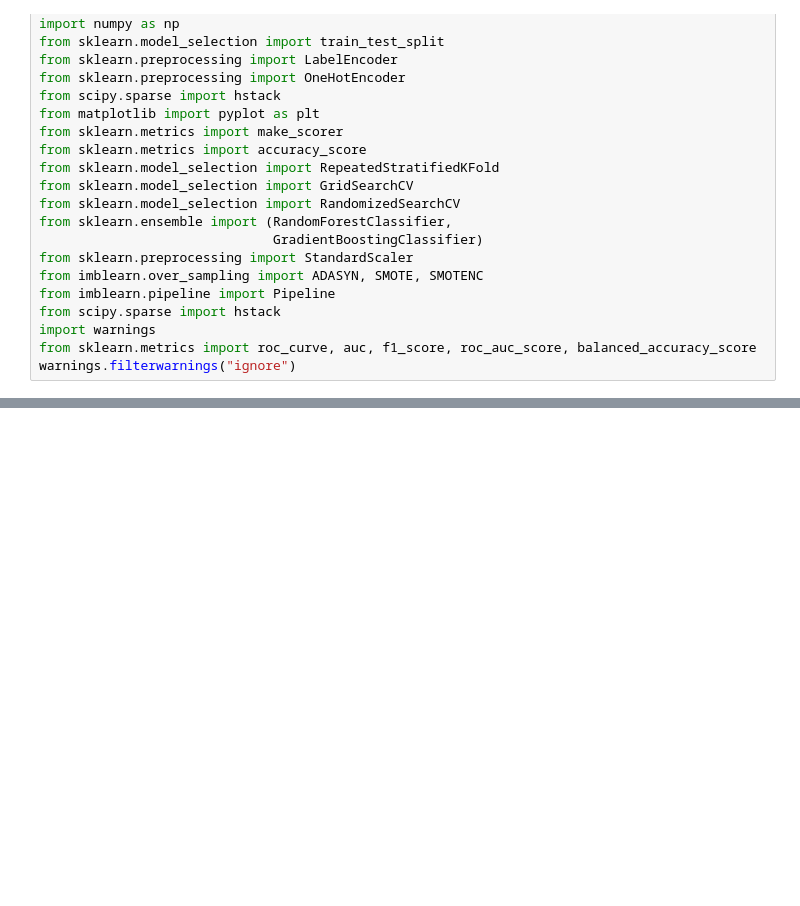
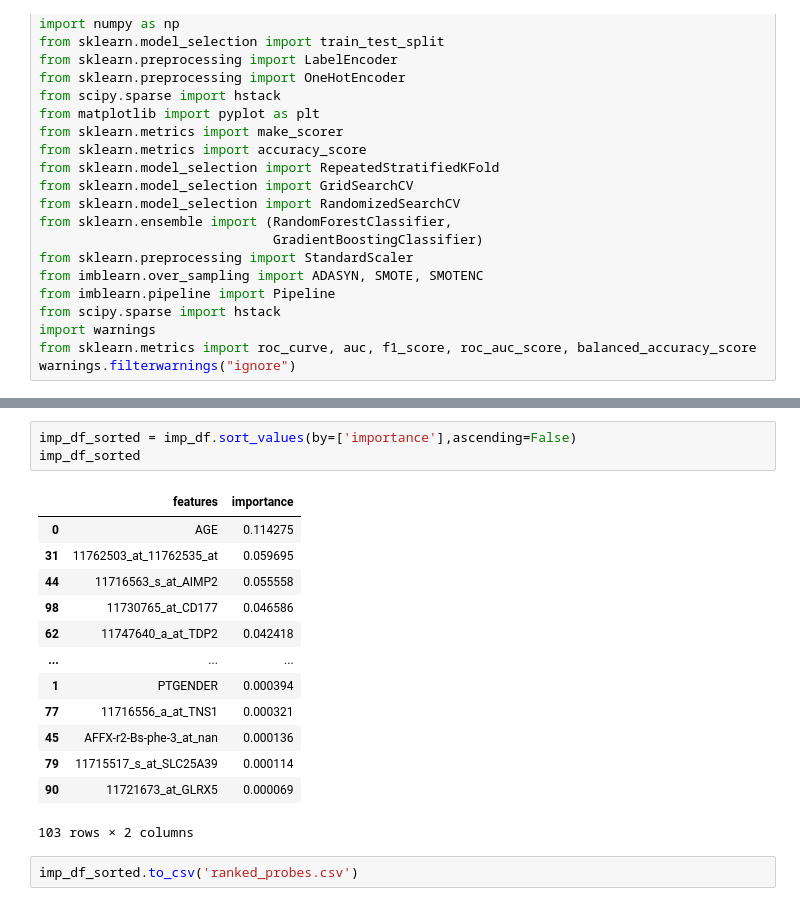
Before and after one commit to mvrl/ADNI_Genetics, a Jupyter notebook: gene_expression/Classification_Gene_Expr.ipynb, the cells around one changed output, grey strips where cells are left out. Cells and saved outputs as stored; diff of their text form; blank space fills up the shorter version.

```diff
--- a/gene_expression/Classification_Gene_Expr.ipynb
+++ b/gene_expression/Classification_Gene_Expr.ipynb
@@ -218,0 +427,19 @@ SMOTENC and StandardScaler() combined rather worsen the results
+# %%
+imp_df_sorted = imp_df.sort_values(by=['importance'],ascending=False)
+imp_df_sorted
+# %% [output]
+|  | features | importance |
+| 0 | AGE | 0.114275 |
+| 31 | 11762503_at_11762535_at | 0.059695 |
+| 44 | 11716563_s_at_AIMP2 | 0.055558 |
+| 98 | 11730765_at_CD177 | 0.046586 |
+| 62 | 11747640_a_at_TDP2 | 0.042418 |
+| ... | ... | ... |
+| 1 | PTGENDER | 0.000394 |
+| 77 | 11716556_a_at_TNS1 | 0.000321 |
+| 45 | AFFX-r2-Bs-phe-3_at_nan | 0.000136 |
+| 79 | 11715517_s_at_SLC25A39 | 0.000114 |
+| 90 | 11721673_at_GLRX5 | 0.000069 |
+103 rows × 2 columns
+# %%
+imp_df_sorted.to_csv('ranked_probes.csv')
```
Also changed, not shown: parts of 23 cells of this notebook, 4 other files.
